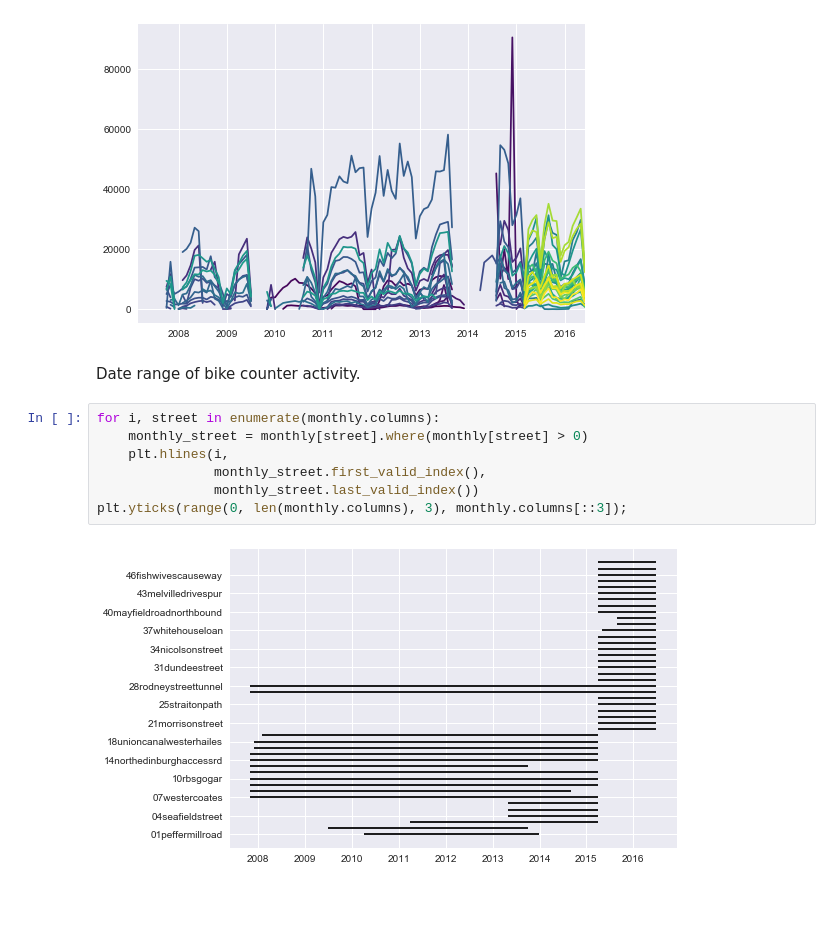
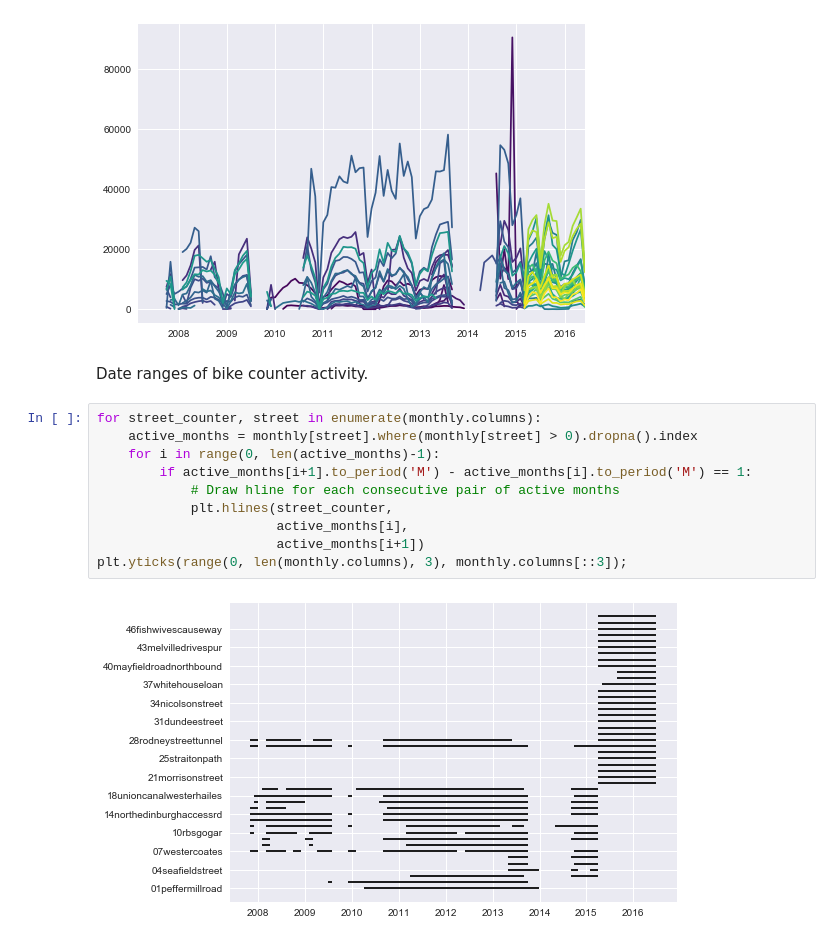
Before and after one commit to ajgeers/edinburgh-bike-counter, a Jupyter notebook: data_analysis.ipynb, the cells around one changed output. Cells and saved outputs as stored; diff of their text form; blank space fills up the shorter version.

Commit message:
Plot (if applicable) multiple periods of activity per bike counter instead of whole date range

```diff
--- a/data_analysis.ipynb
+++ b/data_analysis.ipynb
@@ -57,13 +54,16 @@ monthly.where(monthly > 0.0).plot(colormap='viridis', legend=False);
 # %% [output]
 [figure]
 # %% [markdown]
-Date range of bike counter activity.
+Date ranges of bike counter activity.
 # %%
-for i, street in enumerate(monthly.columns):
-    monthly_street = monthly[street].where(monthly[street] > 0)
-    plt.hlines(i,
-               monthly_street.first_valid_index(),
-               monthly_street.last_valid_index())
+for street_counter, street in enumerate(monthly.columns):
+    active_months = monthly[street].where(monthly[street] > 0).dropna().index
+    for i in range(0, len(active_months)-1):
+        if active_months[i+1].to_period('M') - active_months[i].to_period('M') == 1:
+            # Draw hline for each consecutive pair of active months
+            plt.hlines(street_counter,
+                       active_months[i],
+                       active_months[i+1])
 plt.yticks(range(0, len(monthly.columns), 3), monthly.columns[::3]);
 # %% [output]
-[figure, old version]
+[figure, new version]
```
Also changed, not shown: parts of 2 cells of this notebook.
